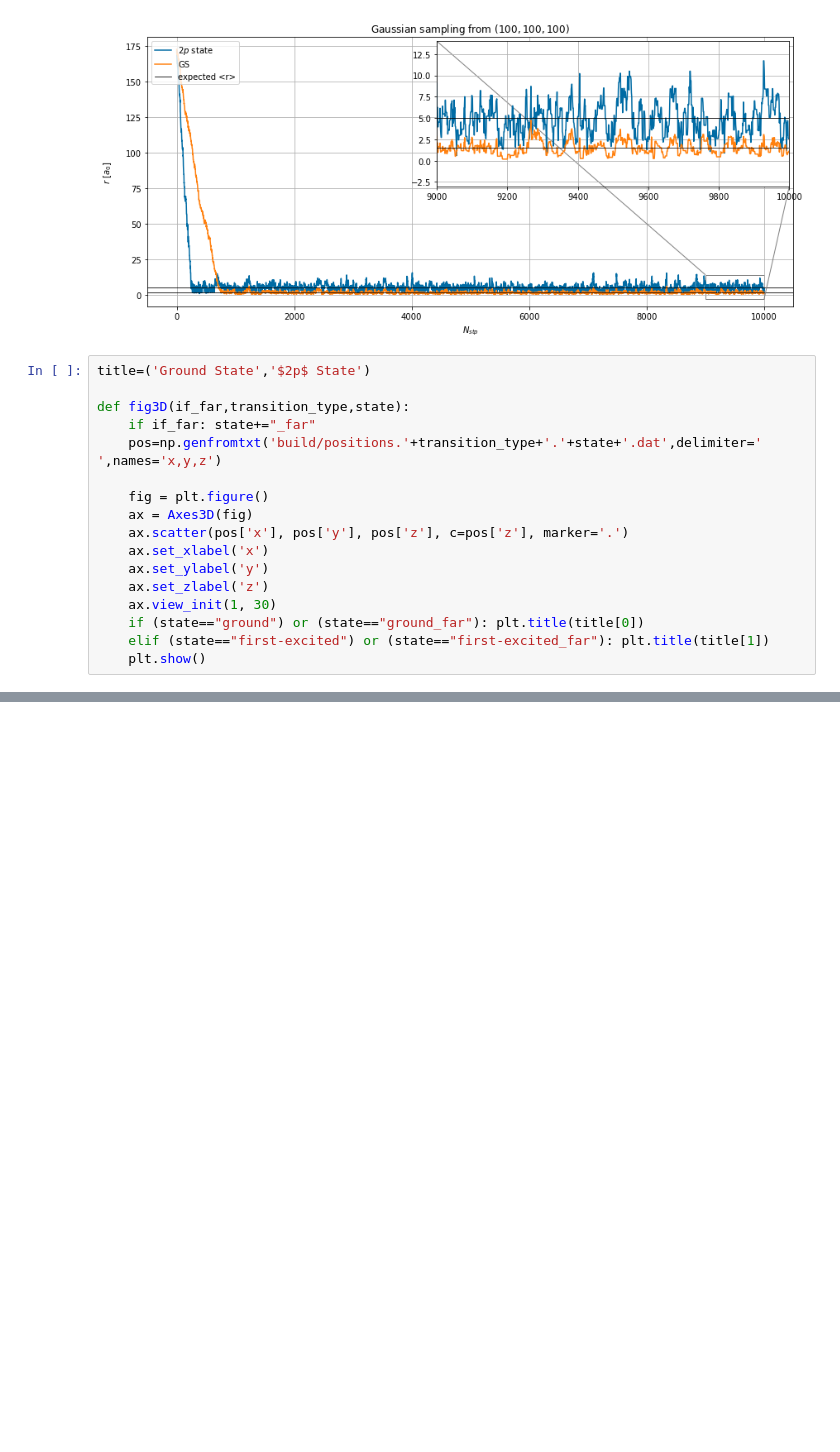
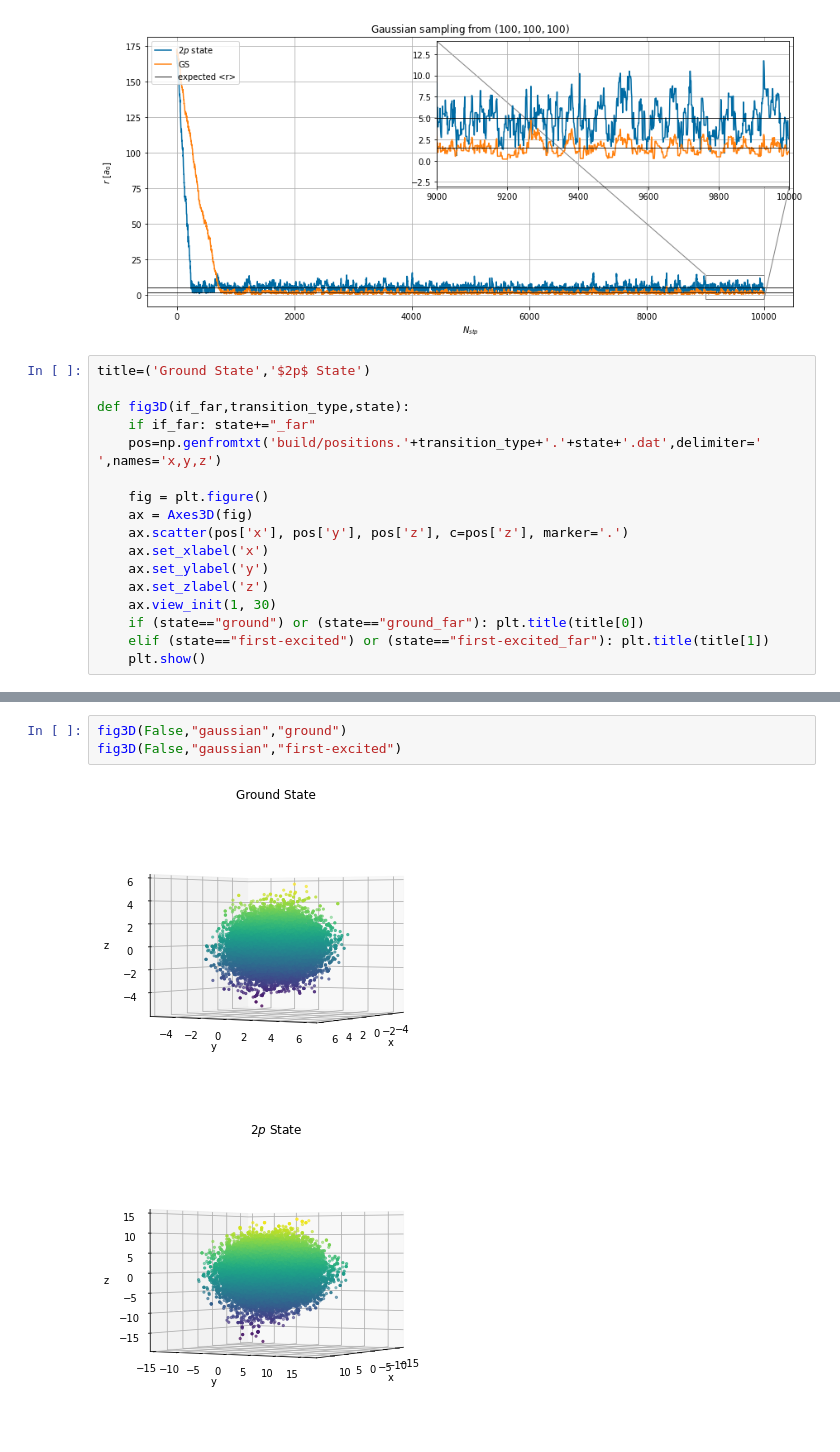
Before and after one commit to pyros-cyber/lsn, a Jupyter notebook: exercise05/exercise05.ipynb, the cells around one changed output, grey strips where cells are left out. Cells and saved outputs as stored; diff of their text form; blank space fills up the shorter version.

Commit message:
add positions sampled graphs

```diff
--- a/exercise05/exercise05.ipynb
+++ b/exercise05/exercise05.ipynb
@@ -135,0 +136,6 @@ fig3D(False,"uniform","first-excited")
+# %%
+fig3D(False,"gaussian","ground")
+fig3D(False,"gaussian","first-excited")
+# %% [output]
+[figure, added]
+[figure, added]
```
Also changed, not shown: parts of 1 cell of this notebook.
